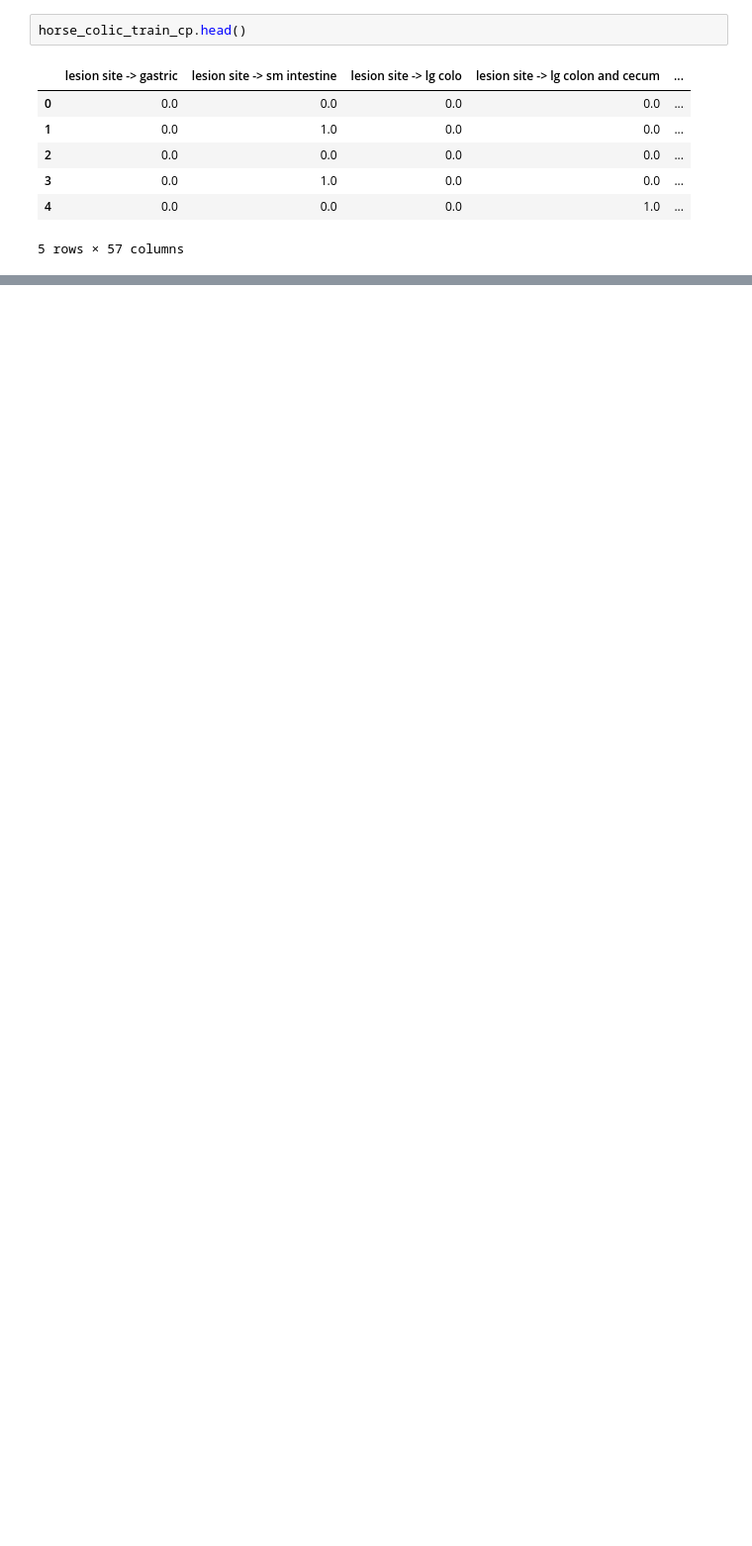
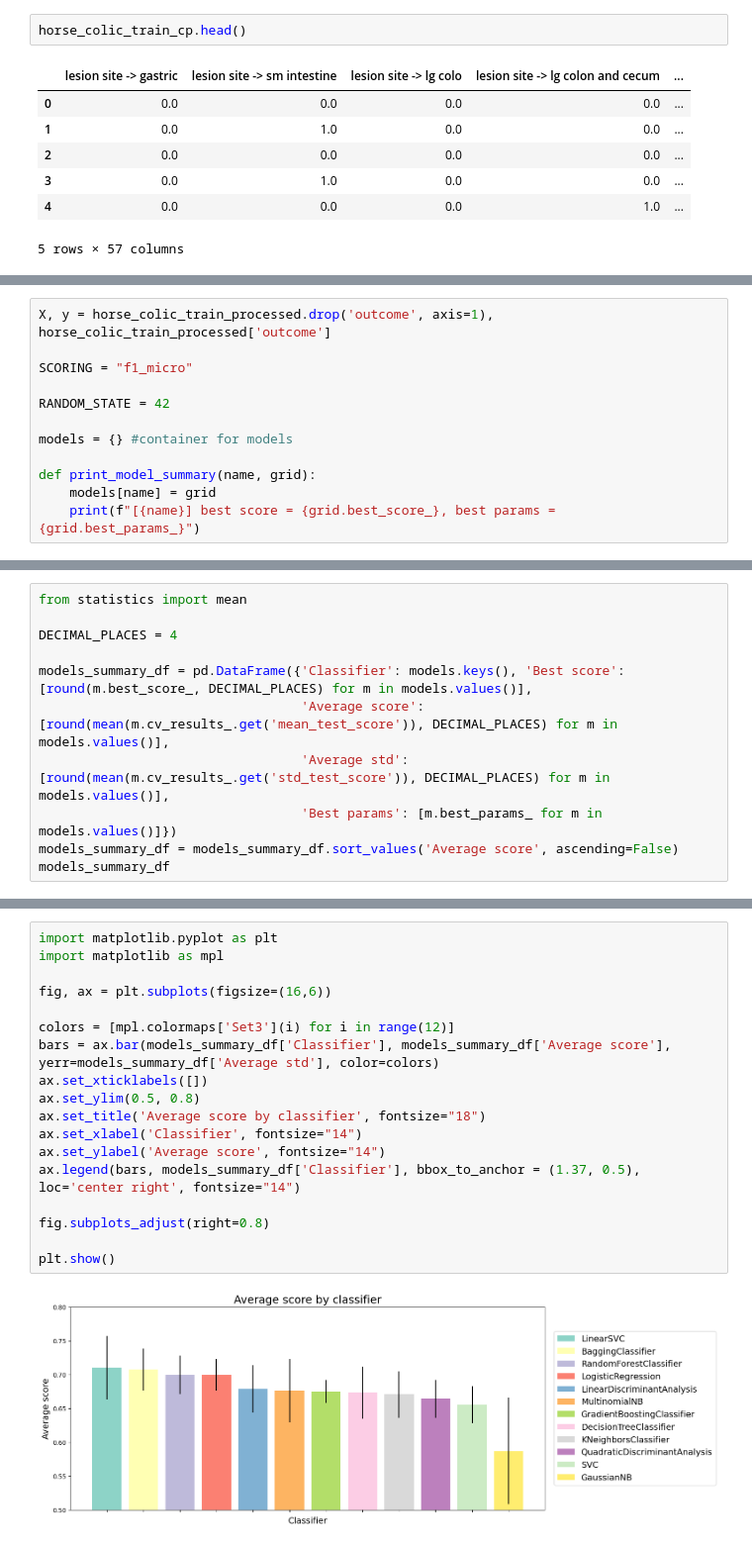
Before and after one commit to kuna728/horse-colic-ml, a Jupyter notebook: horse-colic.ipynb, the cells around one changed output, grey strips where cells are left out. Shown at 99% size. Cells and saved outputs as stored; diff of their text form; blank space fills up the shorter version.

```diff
--- a/horse-colic.ipynb
+++ b/horse-colic.ipynb
@@ -716,0 +969,12 @@ horse_colic_train_cp.head()
+# %%
+X, y = horse_colic_train_processed.drop('outcome', axis=1), horse_colic_train_processed['outcome']
+
+SCORING = "f1_micro"
+
+RANDOM_STATE = 42
+
+models = {} #container for models
+
+def print_model_summary(name, grid):
+    models[name] = grid
+    print(f"[{name}] best score = {grid.best_score_}, best params = {grid.best_params_}")
@@ -716,0 +1184,11 @@ horse_colic_train_cp.head()
+# %%
+from statistics import mean
+
+DECIMAL_PLACES = 4
+
+models_summary_df = pd.DataFrame({'Classifier': models.keys(), 'Best score': [round(m.best_score_, DECIMAL_PLACES) for m in models.values()],
+                                  'Average score': [round(mean(m.cv_results_.get('mean_test_score')), DECIMAL_PLACES) for m in models.values()],
+                                  'Average std': [round(mean(m.cv_results_.get('std_test_score')), DECIMAL_PLACES) for m in models.values()],
+                                  'Best params': [m.best_params_ for m in models.values()]})
+models_summary_df = models_summary_df.sort_values('Average score', ascending=False)
+models_summary_df
@@ -716,0 +1211,20 @@ horse_colic_train_cp.head()
+# %%
+import matplotlib.pyplot as plt
+import matplotlib as mpl
+
+fig, ax = plt.subplots(figsize=(16,6))
+
+colors = [mpl.colormaps['Set3'](i) for i in range(12)]
+bars = ax.bar(models_summary_df['Classifier'], models_summary_df['Average score'], yerr=models_summary_df['Average std'], color=colors)
+ax.set_xticklabels([])
+ax.set_ylim(0.5, 0.8)
+ax.set_title('Average score by classifier', fontsize="18")
+ax.set_xlabel('Classifier', fontsize="14")
+ax.set_ylabel('Average score', fontsize="14")
+ax.legend(bars, models_summary_df['Classifier'], bbox_to_anchor = (1.37, 0.5), loc='center right', fontsize="14")
+
+fig.subplots_adjust(right=0.8)
+
+plt.show()
+# %% [output]
+[figure, added]
```
Also changed, not shown: parts of 102 cells of this notebook, 6 other files.
